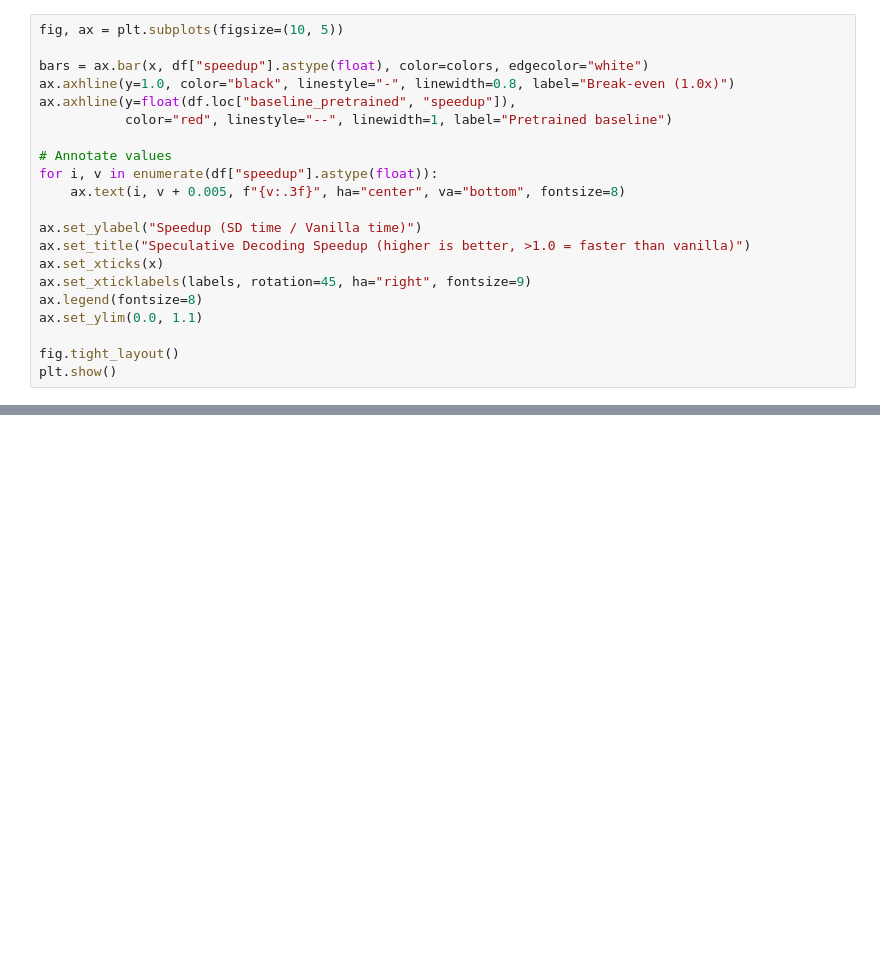
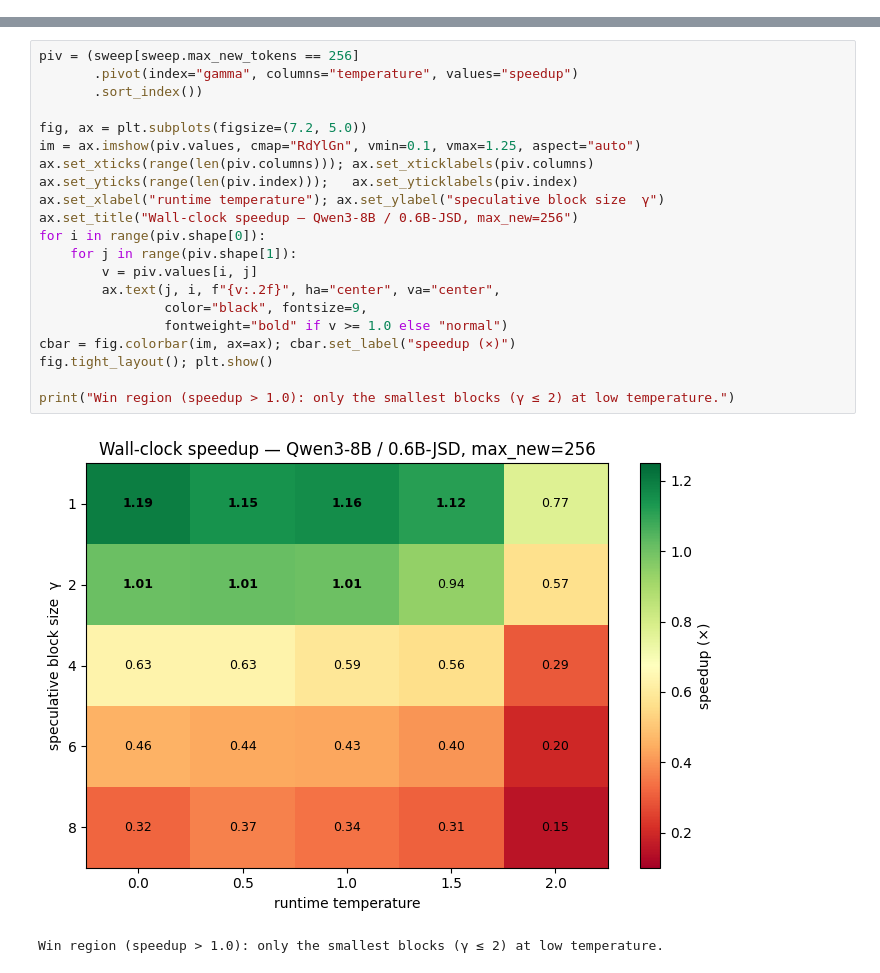
Before and after one commit to ouyangyuchen/knowledge-distill-for-spec-decoding, a Jupyter notebook: notebooks/tianyi_zhu_386499.ipynb, the cells around one changed output, grey strips where cells are left out. Cells and saved outputs as stored; diff of their text form; blank space fills up the shorter version.

```diff
--- a/notebooks/tianyi_zhu_386499.ipynb
+++ b/notebooks/tianyi_zhu_386499.ipynb
@@ -192,21 +0,0 @@ plt.show()
-# %%
-fig, ax = plt.subplots(figsize=(10, 5))
-
-bars = ax.bar(x, df["speedup"].astype(float), color=colors, edgecolor="white")
-ax.axhline(y=1.0, color="black", linestyle="-", linewidth=0.8, label="Break-even (1.0x)")
-ax.axhline(y=float(df.loc["baseline_pretrained", "speedup"]),
-           color="red", linestyle="--", linewidth=1, label="Pretrained baseline")
-
-# Annotate values
-for i, v in enumerate(df["speedup"].astype(float)):
-    ax.text(i, v + 0.005, f"{v:.3f}", ha="center", va="bottom", fontsize=8)
-
-ax.set_ylabel("Speedup (SD time / Vanilla time)")
-ax.set_title("Speculative Decoding Speedup (higher is better, >1.0 = faster than vanilla)")
-ax.set_xticks(x)
-ax.set_xticklabels(labels, rotation=45, ha="right", fontsize=9)
-ax.legend(fontsize=8)
-ax.set_ylim(0.0, 1.1)
-
-fig.tight_layout()
-plt.show()
@@ -258,0 +287,24 @@ plt.show()
+# %%
+piv = (sweep[sweep.max_new_tokens == 256]
+       .pivot(index="gamma", columns="temperature", values="speedup")
+       .sort_index())
+
+fig, ax = plt.subplots(figsize=(7.2, 5.0))
+im = ax.imshow(piv.values, cmap="RdYlGn", vmin=0.1, vmax=1.25, aspect="auto")
+ax.set_xticks(range(len(piv.columns))); ax.set_xticklabels(piv.columns)
+ax.set_yticks(range(len(piv.index)));   ax.set_yticklabels(piv.index)
+ax.set_xlabel("runtime temperature"); ax.set_ylabel("speculative block size  γ")
+ax.set_title("Wall-clock speedup — Qwen3-8B / 0.6B-JSD, max_new=256")
+for i in range(piv.shape[0]):
+    for j in range(piv.shape[1]):
+        v = piv.values[i, j]
+        ax.text(j, i, f"{v:.2f}", ha="center", va="center",
+                color="black", fontsize=9,
+                fontweight="bold" if v >= 1.0 else "normal")
+cbar = fig.colorbar(im, ax=ax); cbar.set_label("speedup (×)")
+fig.tight_layout(); plt.show()
+
+print("Win region (speedup > 1.0): only the smallest blocks (γ ≤ 2) at low temperature.")
+# %% [output]
+[figure, added]
+Win region (speedup > 1.0): only the smallest blocks (γ ≤ 2) at low temperature.
```
Also changed, not shown: parts of 45 cells of this notebook, 1 other file.
